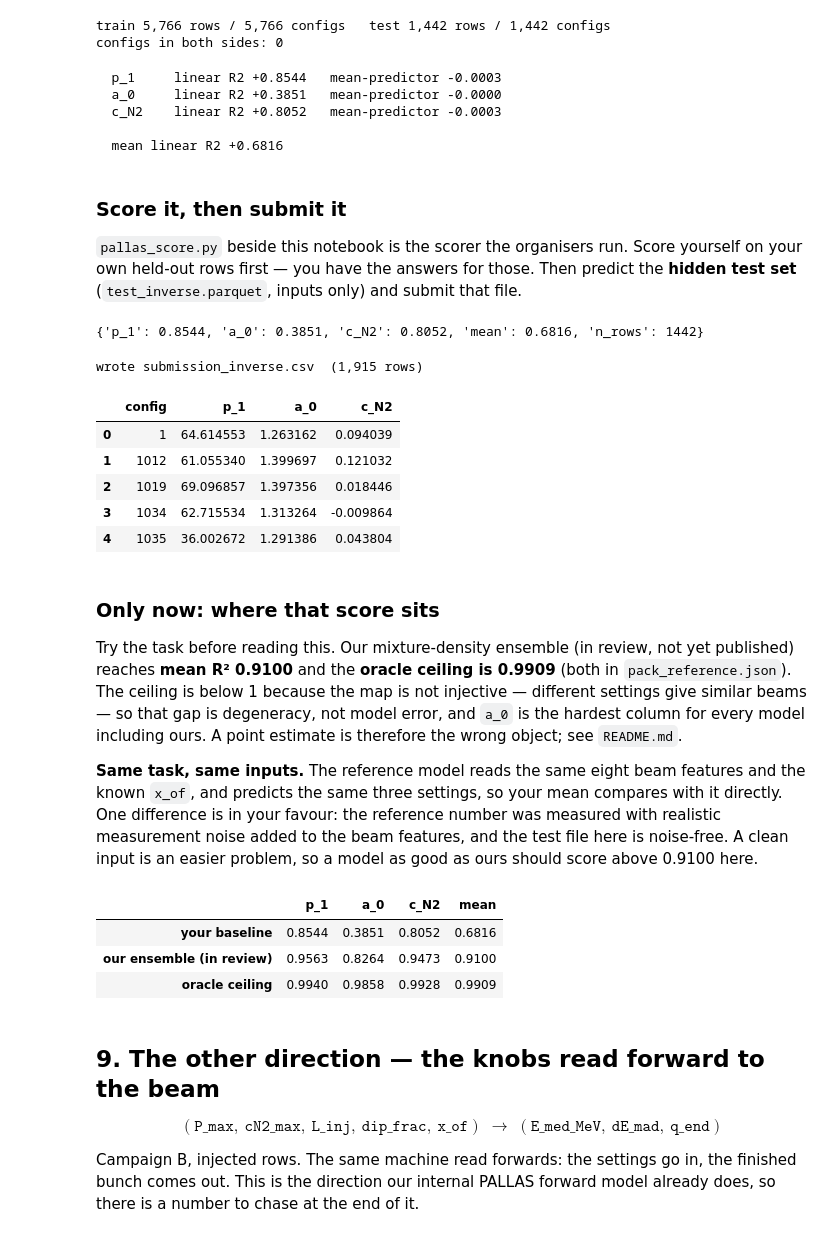
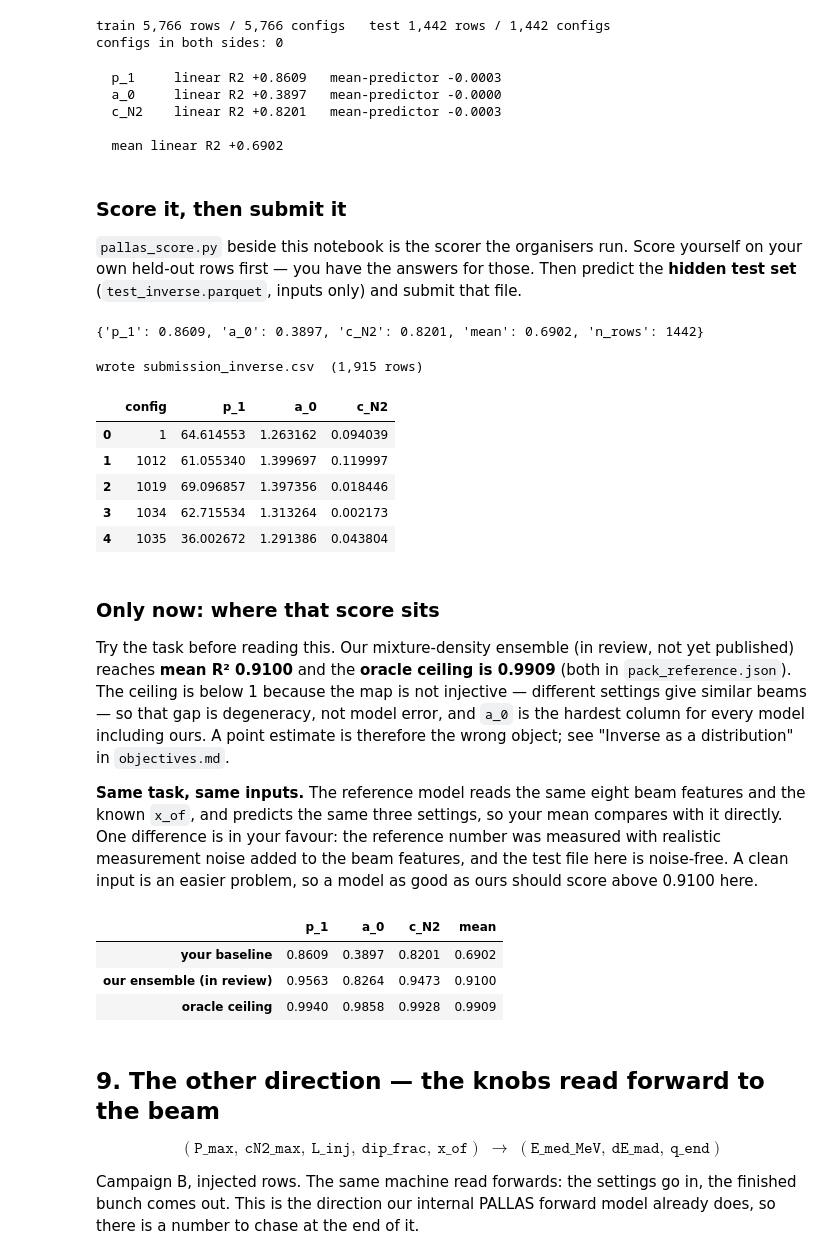
Before and after one commit to aghribi/artifact-hackathon-2026, a Jupyter notebook: challenges/surrogate-models/kickoff_notebook_detailed.ipynb, the cells around one changed output. Saved outputs shown, nothing was run; the diff lists cells and outputs as text; code cells hidden in the pictures.

Commit message:
Surrogate-models challenge: bug fixes, docs fixes and improved namings

```diff
--- a/challenges/surrogate-models/kickoff_notebook_detailed.ipynb
+++ b/challenges/surrogate-models/kickoff_notebook_detailed.ipynb
@@ -161,22 +177,23 @@ fixes `a_0`.
 A_KNOBS = ["p_1", "a_0", "c_N2", "x_of"]
 B_KNOBS = ["P_max", "cN2_max", "L_inj", "dip_frac", "x_of"]
 
-b0 = B.index[B.injected][0]          # one row that produced a bunch, used all the way down
-cfg = int(B.loc[b0, "config"])       # its simulation id
+cfg = int(B.config[B.injected].iloc[0])   # one simulation that produced a bunch, used all the way down
+b_row = B[B.config == cfg].iloc[0]        # its row of campaign_B
 
 print("one Campaign A simulation was asked for:")
-print(A.loc[A.index[A.injected][0], A_KNOBS].to_string(), "\n")
+print(A[A.injected].iloc[0][A_KNOBS].to_string(), "\n")
 print(f"one Campaign B simulation was asked for (config {cfg}):")
-print(B.loc[b0, B_KNOBS].to_string(), "\n")
+print(b_row[B_KNOBS].to_string(), "\n")
 
-prof = pd.read_parquet(f"{PACK}/campaign_B.parquet", columns=["x_p", "n_e_p"]).loc[b0]
+profiles = pd.read_parquet(f"{PACK}/campaign_B.parquet", columns=["config", "x_p", "n_e_p"])
+prof = profiles[profiles.config == cfg].iloc[0]
 x_p = np.asarray(prof.x_p)           # position along the cell, MICROmetres
 n_e_p = np.asarray(prof.n_e_p)       # electron density there, m^-3
 print(f"and it was given a density curve of {x_p.size} points: "
       f"{x_p.min() / 1e3:.3f} to {x_p.max() / 1e3:.3f} mm, "
       f"peak density {n_e_p.max():.3e} m^-3")
 print(f"  that curve ends at L_inj + 3.2 mm = "
-      f"{B.loc[b0, 'L_inj'] + 3.2:.3f} mm, which is the plasma end this pack scores against")
+      f"{b_row.L_inj + 3.2:.3f} mm, which is the plasma end this pack scores against")
 # %% [output]
 one Campaign A simulation was asked for:
 p_1       51.96797
@@ -603,18 +622,25 @@ FEATURES = ["E_med_MeV", "dE_mad", "q_end", "i_peak", "n_emit_x", "sigma_z", "si
 data_tr = train.dropna(subset=FEATURES + TARGETS)
 data_te = test.dropna(subset=FEATURES + TARGETS)
 
-def design(frame):
-    x = frame[FEATURES].copy()
-    for col in ["q_end", "i_peak", "n_emit_x", "sigma_y"]:      # these span decades
-        x[col] = np.log10(np.clip(x[col], 1e-30, None))
-    return x.to_numpy()
+LOG_COLUMNS = ["q_end", "i_peak", "n_emit_x", "sigma_y"]   # these span several decades
+
+
+def inputs_with_logs(frame):
+    """The model's input table: FEATURES, with LOG_COLUMNS on log10 (all > 0 on injected rows)."""
+    features = frame[FEATURES].copy()
+    for col in LOG_COLUMNS:
+        features[col] = np.log10(features[col])
+    return features.to_numpy()
 
 model = make_pipeline(StandardScaler(), LinearRegression())
-model.fit(design(data_tr), data_tr[TARGETS].to_numpy())
-pred = model.predict(design(data_te))
+model.fit(inputs_with_logs(data_tr), data_tr[TARGETS].to_numpy())
+# a linear model can leave the range it was trained on (a negative c_N2, say): keep it inside
+TRAIN_MIN = data_tr[TARGETS].min().to_numpy()
+TRAIN_MAX = data_tr[TARGETS].max().to_numpy()
+pred = np.clip(model.predict(inputs_with_logs(data_te)), TRAIN_MIN, TRAIN_MAX)
 
 dumb = DummyRegressor(strategy="mean").fit(
-    design(data_tr), data_tr[TARGETS].to_numpy()).predict(design(data_te))
+    inputs_with_logs(data_tr), data_tr[TARGETS].to_numpy()).predict(inputs_with_logs(data_te))
 
 for i, t in enumerate(TARGETS):
     print(f"  {t:6s}  linear R2 {r2_score(data_te[t], pred[:, i]):+.4f}"
@@ -622,11 +648,11 @@ for i, t in enumerate(TARGETS):
 print(f"\n  mean linear R2 "
       f"{r2_score(data_te[TARGETS], pred, multioutput='uniform_average'):+.4f}")
 # %% [output]
-  p_1     linear R2 +0.8544   mean-predictor -0.0003
-  a_0     linear R2 +0.3851   mean-predictor -0.0000
-  c_N2    linear R2 +0.8052   mean-predictor -0.0003
+  p_1     linear R2 +0.8609   mean-predictor -0.0003
+  a_0     linear R2 +0.3897   mean-predictor -0.0000
+  c_N2    linear R2 +0.8201   mean-predictor -0.0003
 
-  mean linear R2 +0.6816
+  mean linear R2 +0.6902
 # %% [markdown]
 ### Score it, then submit it
 
@@ -639,19 +665,19 @@ sys.path.insert(0, ".")
 from pallas_score import score_submission
 
 # Your own held-out rows, where you DO have the answers.
-own = pd.DataFrame(pred, columns=TARGETS)
-own.insert(0, "config", data_te.config.to_numpy())
-own_key = data_te[["config"] + TARGETS]
+holdout_pred_inverse = pd.DataFrame(pred, columns=TARGETS)
+holdout_pred_inverse.insert(0, "config", data_te.config.to_numpy())
+holdout_truth_inverse = data_te[["config"] + TARGETS]
 print({k: (round(v, 4) if isinstance(v, float) else v)
-       for k, v in score_submission(own, own_key).items()})
+       for k, v in score_submission(holdout_pred_inverse, holdout_truth_inverse).items()})
 # %% [output]
-{'p_1': 0.8544, 'a_0': 0.3851, 'c_N2': 0.8052, 'mean': 0.6816, 'n_rows': 1442}
+{'p_1': 0.8609, 'a_0': 0.3897, 'c_N2': 0.8201, 'mean': 0.6902, 'n_rows': 1442}
 # %%
 # The hidden test set: inputs only, no targets. Predict and write.
-hidden = pd.read_parquet(f"{PACK}/test_inverse.parquet")
-hidden_pred = model.predict(design(hidden))
-submission = pd.DataFrame(hidden_pred, columns=TARGETS)
-submission.insert(0, "config", hidden.config.to_numpy())
+test_inputs_inverse = pd.read_parquet(f"{PACK}/test_inverse.parquet")
+test_pred_inverse = np.clip(model.predict(inputs_with_logs(test_inputs_inverse)), TRAIN_MIN, TRAIN_MAX)
+submission = pd.DataFrame(test_pred_inverse, columns=TARGETS)
+submission.insert(0, "config", test_inputs_inverse.config.to_numpy())
 submission.to_csv("submission_inverse.csv", index=False)
 print(f"wrote submission_inverse.csv  ({len(submission):,} rows)")
 submission.head()
@@ -659,9 +685,9 @@ submission.head()
 wrote submission_inverse.csv  (1,915 rows)
 |  | config | p_1 | a_0 | c_N2 |
 | 0 | 1 | 64.614553 | 1.263162 | 0.094039 |
-| 1 | 1012 | 61.055340 | 1.399697 | 0.121032 |
+| 1 | 1012 | 61.055340 | 1.399697 | 0.119997 |
 | 2 | 1019 | 69.096857 | 1.397356 | 0.018446 |
-| 3 | 1034 | 62.715534 | 1.313264 | -0.009864 |
+| 3 | 1034 | 62.715534 | 1.313264 | 0.002173 |
 | 4 | 1035 | 36.002672 | 1.291386 | 0.043804 |
 # %% [markdown]
 ### Only now: where that score sits
@@ -670,7 +696,7 @@ Try the task before reading this. Our mixture-density ensemble (in review, not y
 0.9100** and the **oracle ceiling is 0.9909** (both in `pack_reference.json`). The ceiling is
 below 1 because the map is not injective — different settings give similar beams — so that gap
 is degeneracy, not model error, and `a_0` is the hardest column for every model including ours.
-A point estimate is therefore the wrong object; see `README.md`.
+A point estimate is therefore the wrong object; see "Inverse as a distribution" in `objectives.md`.
 
 **Same task, same inputs.** The reference model reads the same eight beam features and the
 known `x_of`, and predicts the same three settings, so your mean compares with it directly. One
@@ -680,15 +706,15 @@ problem, so a model as good as ours should score above 0.9100 here.
 # %%
 REFERENCE = {"p_1": 0.9563, "a_0": 0.8264, "c_N2": 0.9473}
 ORACLE = {"p_1": 0.9940, "a_0": 0.9858, "c_N2": 0.9928}
-yours = {t: r2_score(data_te[t], pred[:, i]) for i, t in enumerate(TARGETS)}
-table = pd.DataFrame({"your baseline": yours,
+holdout_scores_inverse = {t: r2_score(data_te[t], pred[:, i]) for i, t in enumerate(TARGETS)}
+table = pd.DataFrame({"your baseline": holdout_scores_inverse,
                       "our ensemble (in review)": REFERENCE,
                       "oracle ceiling": ORACLE}).T
 table["mean"] = table[TARGETS].mean(axis=1)
 table.round(4)
 # %% [output]
 |  | p_1 | a_0 | c_N2 | mean |
-| your baseline | 0.8544 | 0.3851 | 0.8052 | 0.6816 |
+| your baseline | 0.8609 | 0.3897 | 0.8201 | 0.6902 |
 | our ensemble (in review) | 0.9563 | 0.8264 | 0.9473 | 0.9100 |
 | oracle ceiling | 0.9940 | 0.9858 | 0.9928 | 0.9909 |
 # %% [markdown]
```
Also changed, not shown: parts of 14 cells of this notebook, 8 other files.
